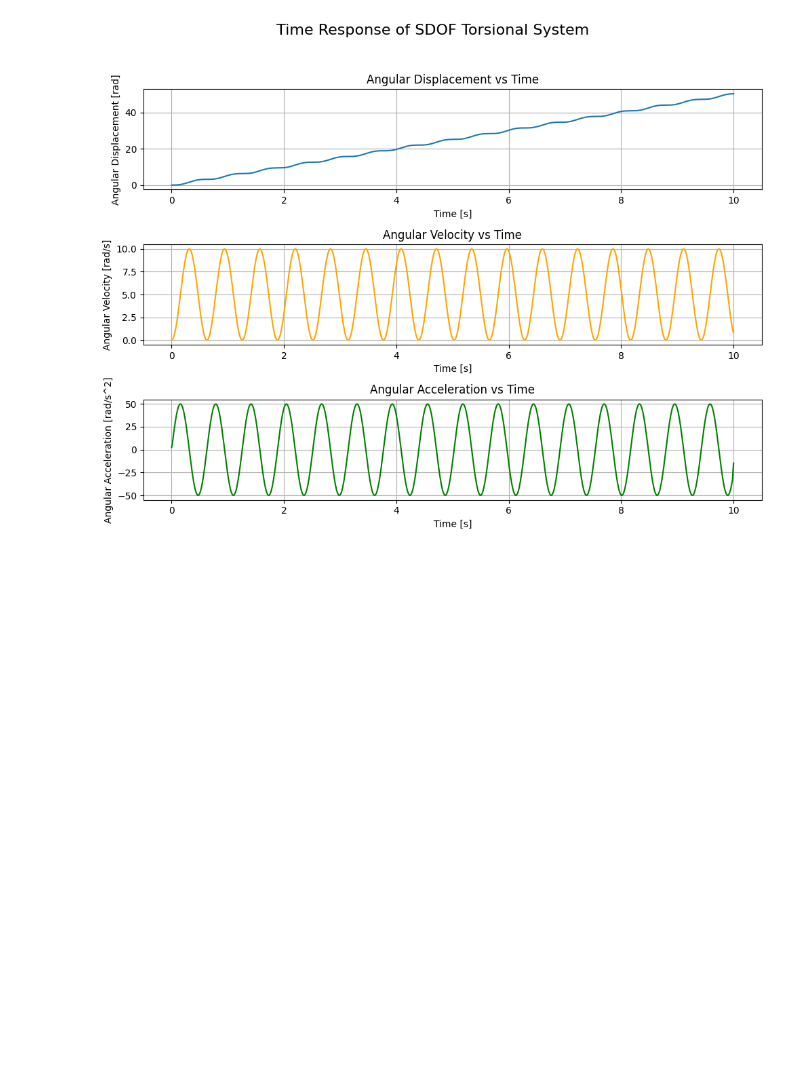
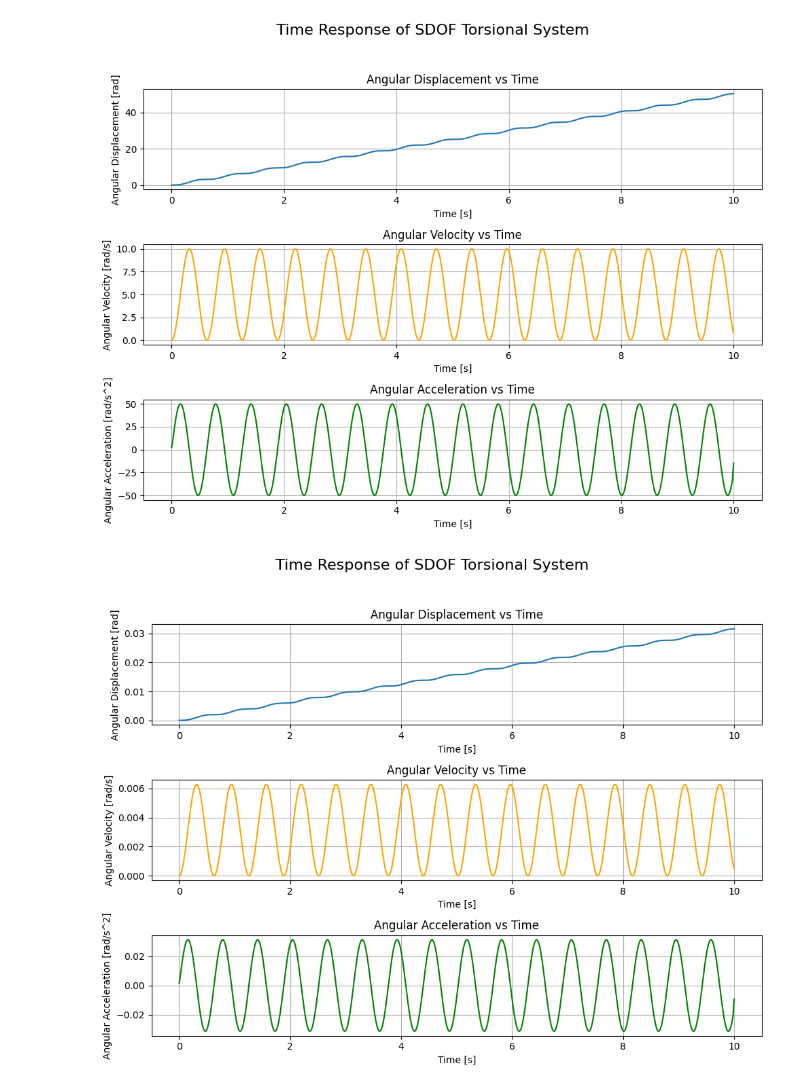
Before and after one commit to Rmhuneineh/my-website, a Jupyter notebook: content/posts/torsional_vibrations_1/00_torVib.ipynb, the cells around one changed output. Saved outputs shown, nothing was run; the diff lists cells and outputs as text; code cells hidden in the pictures; blank space fills up the shorter version.

Commit message:
added the case of forced vibrations under harmonic excitation. updated jupyter notebook accordingly. added corresponding figures.

```diff
--- a/content/posts/torsional_vibrations_1/00_torVib.ipynb
+++ b/content/posts/torsional_vibrations_1/00_torVib.ipynb
@@ -22,8 +22,8 @@ class SDOFTorsionalSystem:
     def calculate_natural_frequency(self):
         return np.sqrt(self.c / self.I)
 
-    # Method to simulate the time response of the system
-    # NOTE: modified to account for linear torque ramp
+     # Method to simulate the time response of the system
+    # NOTE: modified to account for harmonic excitation
     def simulate_time_response(self, initial_angle=0, initial_velocity=0, time_span=10, load_type="constant", tau_ext=0):
         if self.omega_n is None:
             raise ValueError("Natural frequency is not defined. Please set inertia and stiffness.")
@@ -44,12 +44,20 @@ class SDOFTorsionalSystem:
             thetaP_t = alpha * t + beta  # Particular solution for linear torque ramp
             thetaP_0 = thetaP_t[0]  # Initial value of the particular solution at t=0
             thetaPdot_0 = r / self.c  # Initial value of the derivative of the particular solution at t=0
+        elif load_type == "harmonic":
+            tau_0 = tau_ext['amplitude']
+            omega_f = tau_ext['frequency'] * 2 * np.pi  # Convert frequency from Hz to rad/s
+            A_P = tau_0 / (self.c - self.I * omega_f**2)
+            B_P = 0
+            thetaP_t = A_P * np.sin(omega_f * t) + B_P * np.cos(omega_f * t)  # Particular solution for harmonic excitation
+            thetaP_0 = thetaP_t[0]  # Initial value of the particular solution at t=0
+            thetaPdot_0 = A_P * omega_f * np.cos(omega_f * t)[0]  # Initial value of the derivative of the particular solution at t=0
         else:
-            raise ValueError("Unsupported load type. Please specify 'constant' for constant external torque or 'linear' for linear torque ramp.")
+            raise ValueError("Unsupported load type. Please specify 'constant' for constant external torque, 'linear' for linear torque ramp, or 'harmonic' for harmonic excitation.")
 
         # Calculate the constants A and B based on initial conditions
         A = initial_angle - thetaP_0  # Adjusting for the particular solution at t=0
-        B = (initial_velocity - thetaPdot_0) / omega_n
+        B = (initial_velocity - thetaPdot_0) / omega_n  # Adjusting for the derivative of the particular solution at t=0
         # General solution for the homogeneous part
         thetaG_t = A * np.cos(omega_n * t) + B * np.sin(omega_n * t)
         # Time response using the analytical solution for the specified load type
@@ -161,3 +169,38 @@ axes[2].grid(True)
 plt.tight_layout(rect=[0, 0.03, 1, 0.95])
 # %% [output]
 [figure]
+# %%
+# Simulate time response with a harmonic excitation
+tau_0 = 5  # Amplitude of the harmonic excitation in [N*m]
+f_excitation = 1e-3#10/2/np.pi-1e-3  # Frequency of the harmonic excitation in [Hz]
+tau_ext = {'amplitude': tau_0, 'frequency': f_excitation}
+t, theta_t = S.simulate_time_response(initial_angle=0, initial_velocity=0, time_span=10, load_type="harmonic", tau_ext=tau_ext)
+
+# Plotting the time response
+fig, axes = plt.subplots(3, 1, figsize=(10, 8))
+fig.suptitle('Time Response of SDOF Torsional System', fontsize=16)
+# Angular Displacement vs Time
+axes[0].plot(t, theta_t, label='Angular Displacement')
+axes[0].set_xlabel('Time [s]')
+axes[0].set_ylabel('Angular Displacement [rad]')
+axes[0].set_title('Angular Displacement vs Time')
+axes[0].grid(True)
+
+# Angular Velocity vs Time
+angular_velocity = np.gradient(theta_t, t)
+axes[1].plot(t, angular_velocity, label='Angular Velocity', color='orange')
+axes[1].set_xlabel('Time [s]')
+axes[1].set_ylabel('Angular Velocity [rad/s]')
+axes[1].set_title('Angular Velocity vs Time')
+axes[1].grid(True)
+
+# Angular Acceleration vs Time
+angular_acceleration = np.gradient(angular_velocity, t)
+axes[2].plot(t, angular_acceleration, label='Angular Acceleration', color='green')
+axes[2].set_xlabel('Time [s]')
+axes[2].set_ylabel('Angular Acceleration [rad/s^2]')
+axes[2].set_title('Angular Acceleration vs Time')
+axes[2].grid(True)
+plt.tight_layout(rect=[0, 0.03, 1, 0.95])
+# %% [output]
+[figure, added]
```
Also changed, not shown: 4 other files.
